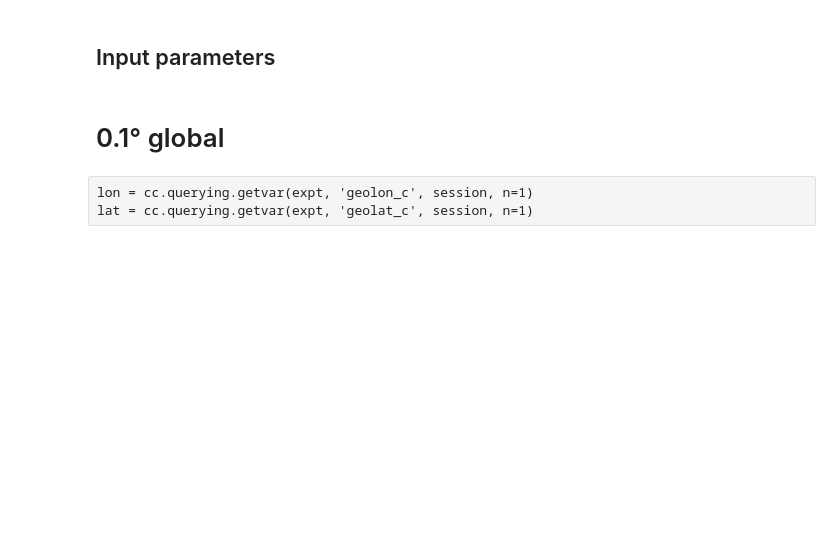
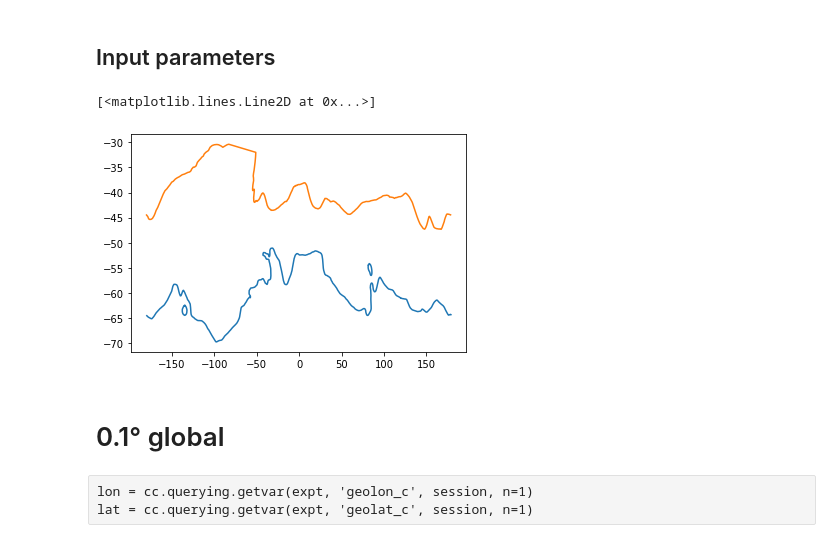
Before and after one commit to edoddridge/SO-RoG-plots, a Jupyter notebook: ACC overview.ipynb, the cells around one changed output. Saved outputs shown, nothing was run; the diff lists cells and outputs as text; code cells hidden in the pictures; blank space fills up the shorter version.

```diff
--- a/ACC overview.ipynb
+++ b/ACC overview.ipynb
@@ -54,3 +66,36 @@ Rearth = 6371.e3 # Earth's radius in m
+# %%
+# orsi fronts
+orsi_fronts_files = sorted(glob.glob('/g/data/jk72/ed7737/RoG plots/orsi_fronts/*.txt'))
+orsi_fronts = {}
+
+for file in orsi_fronts_files:
+    front = os.path.splitext(os.path.basename(file))[0]
+    front_data = np.loadtxt(file, comments='%')
+    foo = {'lat':front_data[:,1], 'lon':front_data[:,0]}
+
+    # deal with closed contours and discontinuities in SACCF
+
+    # Compute the difference between successive lon values
+    diffs = np.append(np.diff(foo['lat']), 0)
+    # Find the differences that are greater than 2 degrees
+    discont_indices = np.abs(diffs) > 5
+    # Set those lon values to NaN
+    foo['lon'][discont_indices] = np.nan
+
+    orsi_fronts[front] = foo
+
+orsi_front_names = ['sbdy', 'saccf', 'pf', 'saf', 'stf']
+orsi_front_long_names = {'sbdy': 'Southern Boundary of the ACC',
+                         'saccf': 'Southern ACC front',
+                         'pf': 'Polar Front',
+                         'saf':'Subantarctic Front',
+                         'stf': 'Subtropical Front'}
+# %%
+plt.plot(orsi_fronts['saccf']['lon'], orsi_fronts['saccf']['lat'])
+plt.plot(orsi_fronts['stf']['lon'], orsi_fronts['stf']['lat'])
+# %% [output]
+[<matplotlib.lines.Line2D at 0x...>]
+[figure, added]
 # %% [markdown]
 # 0.1° global
 # %%
```
Also changed, not shown: parts of 28 cells of this notebook.
